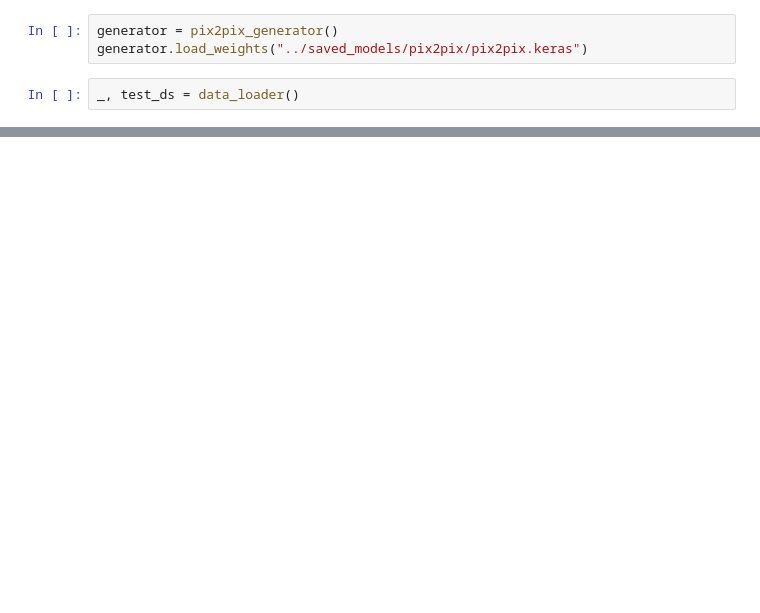
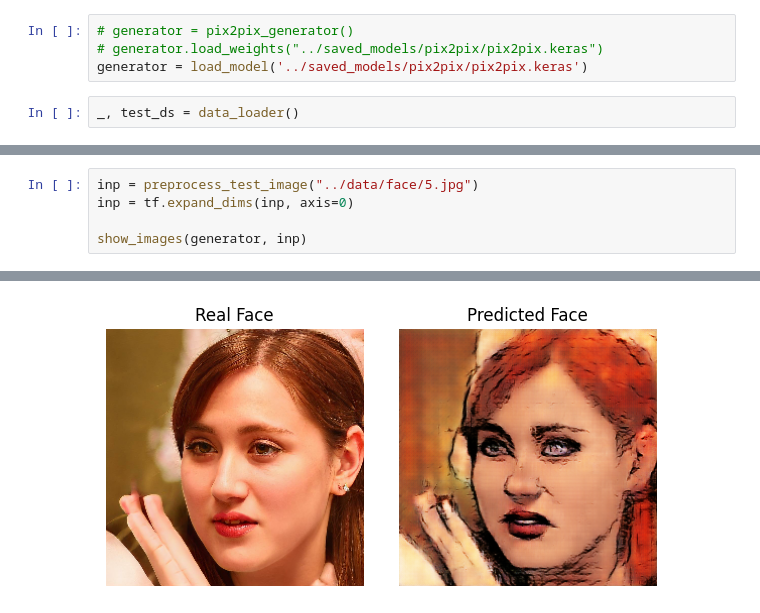
Before and after one commit to kmnis/comicface.ai, a Jupyter notebook: notebooks/pix2pix-inference.ipynb, the cells around one changed output, grey strips where cells are left out. Drawn from its saved outputs; the diff is of its cells as text; blank space fills up the shorter version.

```diff
--- a/notebooks/pix2pix-inference.ipynb
+++ b/notebooks/pix2pix-inference.ipynb
@@ -23,5 +19,6 @@ from src.networks import pix2pix_generator
 # %%
-generator = pix2pix_generator()
-generator.load_weights("../saved_models/pix2pix/pix2pix.keras")
+# generator = pix2pix_generator()
+# generator.load_weights("../saved_models/pix2pix/pix2pix.keras")
+generator = load_model('../saved_models/pix2pix/pix2pix.keras')
 # %%
 _, test_ds = data_loader()
@@ -27,0 +47,6 @@ _, test_ds = data_loader()
+# %%
+inp = preprocess_test_image("../data/face/5.jpg")
+inp = tf.expand_dims(inp, axis=0)
+
+show_images(generator, inp)
+# %% [output]
@@ -28,2 +54,3 @@ _, test_ds = data_loader()
+[figure, added]
 # %%
 for inp, tar in test_ds.take(5):
```
Also changed, not shown: parts of 5 cells of this notebook.
